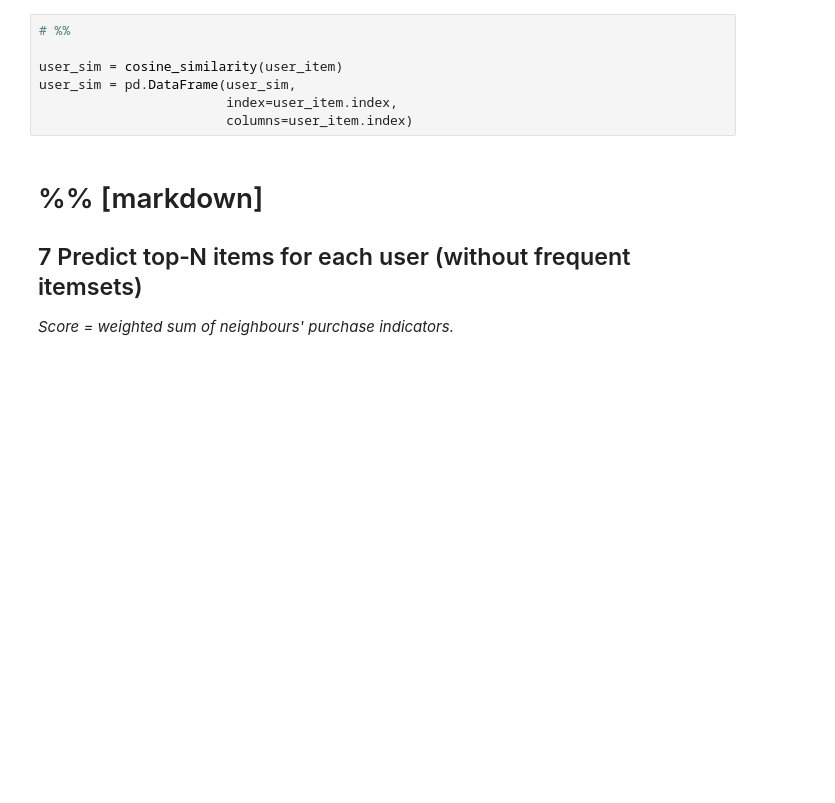
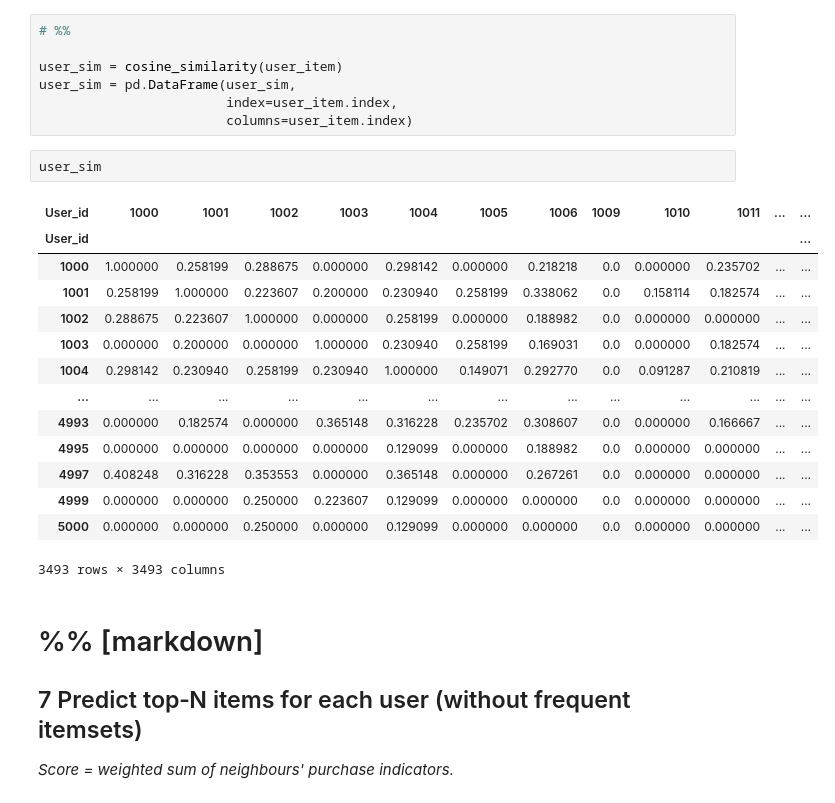
Before and after one commit to KendrickLamawr/Rec-System-for-Grocery-store, a Jupyter notebook: ARYAN_EDIT_task1task2.ipynb, the cells around one changed output. Cells and saved outputs as stored; diff of their text form; blank space fills up the shorter version.

```diff
--- a/ARYAN_EDIT_task1task2.ipynb
+++ b/ARYAN_EDIT_task1task2.ipynb
@@ -206,6 +215,23 @@ user_sim = cosine_similarity(user_item)
 user_sim = pd.DataFrame(user_sim,
                         index=user_item.index,
                         columns=user_item.index)
+# %%
+user_sim
+# %% [output]
+| User_id | 1000 | 1001 | 1002 | 1003 | 1004 | 1005 | 1006 | 1009 | 1010 | 1011 | ... | ... |
+| User_id |  |  |  |  |  |  |  |  |  |  |  | ... |
+| 1000 | 1.000000 | 0.258199 | 0.288675 | 0.000000 | 0.298142 | 0.000000 | 0.218218 | 0.0 | 0.000000 | 0.235702 | ... | ... |
+| 1001 | 0.258199 | 1.000000 | 0.223607 | 0.200000 | 0.230940 | 0.258199 | 0.338062 | 0.0 | 0.158114 | 0.182574 | ... | ... |
+| 1002 | 0.288675 | 0.223607 | 1.000000 | 0.000000 | 0.258199 | 0.000000 | 0.188982 | 0.0 | 0.000000 | 0.000000 | ... | ... |
+| 1003 | 0.000000 | 0.200000 | 0.000000 | 1.000000 | 0.230940 | 0.258199 | 0.169031 | 0.0 | 0.000000 | 0.182574 | ... | ... |
+| 1004 | 0.298142 | 0.230940 | 0.258199 | 0.230940 | 1.000000 | 0.149071 | 0.292770 | 0.0 | 0.091287 | 0.210819 | ... | ... |
+| ... | ... | ... | ... | ... | ... | ... | ... | ... | ... | ... | ... | ... |
+| 4993 | 0.000000 | 0.182574 | 0.000000 | 0.365148 | 0.316228 | 0.235702 | 0.308607 | 0.0 | 0.000000 | 0.166667 | ... | ... |
+| 4995 | 0.000000 | 0.000000 | 0.000000 | 0.000000 | 0.129099 | 0.000000 | 0.188982 | 0.0 | 0.000000 | 0.000000 | ... | ... |
+| 4997 | 0.408248 | 0.316228 | 0.353553 | 0.000000 | 0.365148 | 0.000000 | 0.267261 | 0.0 | 0.000000 | 0.000000 | ... | ... |
+| 4999 | 0.000000 | 0.000000 | 0.250000 | 0.223607 | 0.129099 | 0.000000 | 0.000000 | 0.0 | 0.000000 | 0.000000 | ... | ... |
+| 5000 | 0.000000 | 0.000000 | 0.250000 | 0.000000 | 0.129099 | 0.000000 | 0.000000 | 0.0 | 0.000000 | 0.000000 | ... | ... |
+3493 rows × 3493 columns
 # %% [markdown]
 # %% [markdown]
 
```
Also changed, not shown: parts of 13 cells of this notebook, 6 other files.
